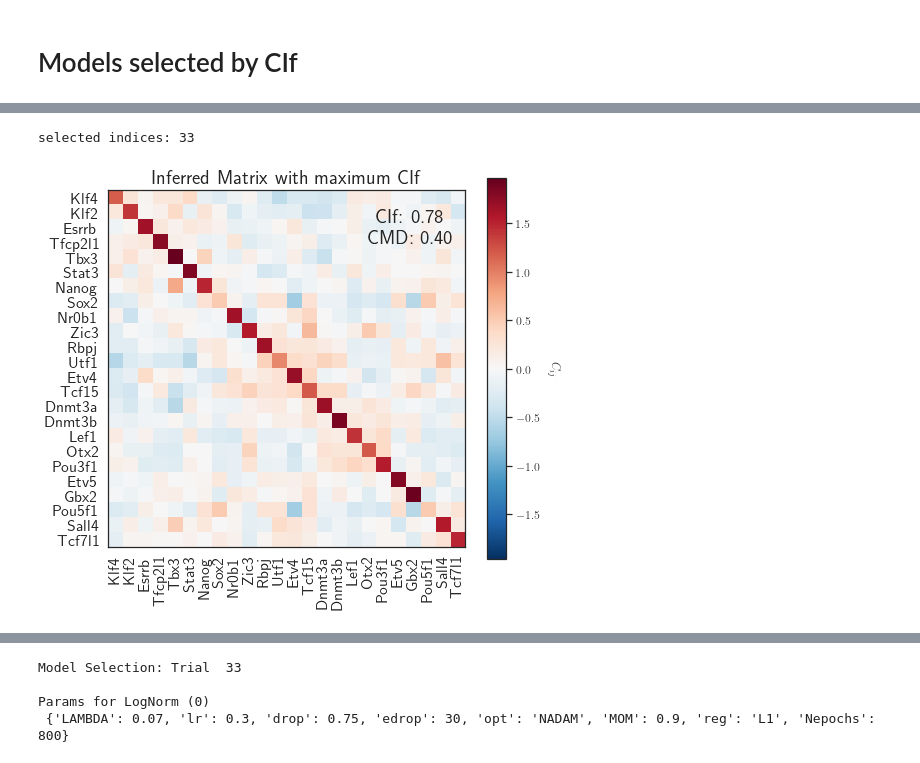
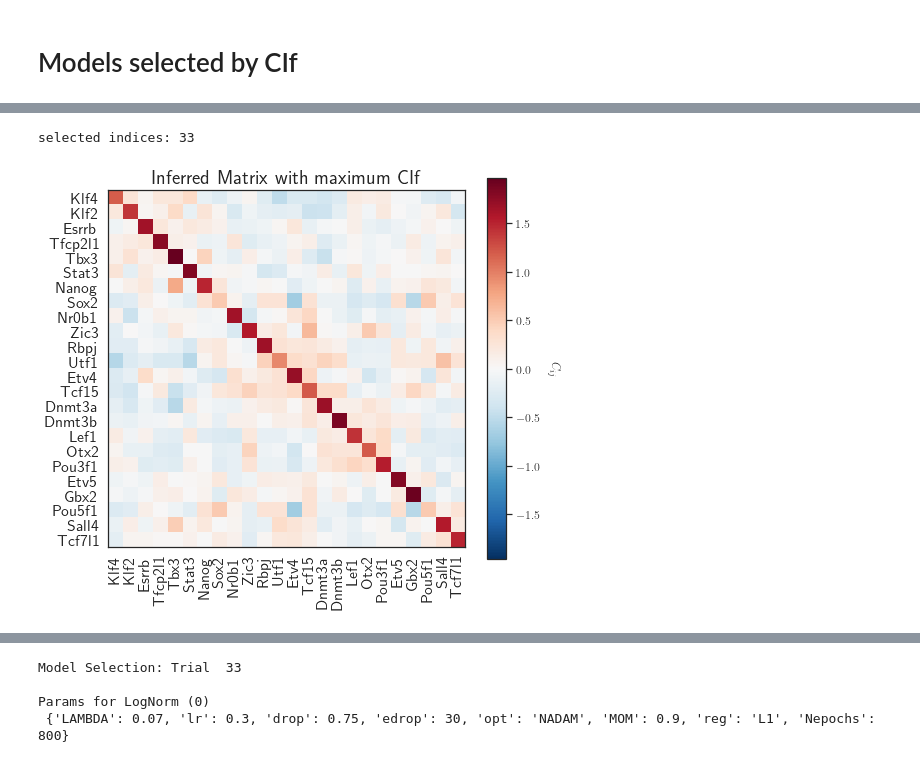
Before and after one commit to CleliaCorridori/GRN_Inference_CODE, a Jupyter notebook: IsingRes_Evaluation_LogNorm_SingleModel.ipynb, the cells around one changed output, grey strips where cells are left out. Drawn from its saved outputs; the diff is of its cells as text; code cells hidden in the pictures.

Commit message:
New plots for the figures, Ising and SCODE LogNorm

```diff
--- a/IsingRes_Evaluation_LogNorm_SingleModel.ipynb
+++ b/IsingRes_Evaluation_LogNorm_SingleModel.ipynb
@@ -381,30 +381,33 @@ No handles with labels found to put in legend.
 # %%
 ## save the Nmodel_MCIf matrices with the maximum lN_prec_sel_true
 Nrow = 1
 Ncol = 1
 if Ncol ==1:
     Nrow=1
     fig, ax = plt.subplots(nrows=Nrow, ncols=Ncol, figsize=(8,7))
 else:
     fig, ax = plt.subplots(nrows=Nrow, ncols=Ncol, figsize=(20, 12))
 
 best_model_MCIf = np.zeros((lN_matx_sel_MCIf.shape[1], lN_matx_sel_MCIf.shape[2]))
 info_best_model_MCIf = np.zeros((lN_int_val_MCIf.shape[0], lN_int_val_MCIf.shape[1]))
 for ii in range(Nmodel_MCIf):
     if idxs_MCIf[ii]==33:
         print("selected indices:", idxs_MCIf[ii])
         best_model_MCIf[:,:] = np.squeeze(lN_matx_sel_MCIf[idxs_MCIf[ii],:,:])
         # plot the interaction matrices
         text = "CIf: {:.2f}\nCMD: {:.2f}".format(lN_prec_sel_MCIf[idxs_MCIf[ii]], lN_dist_MCIf[idxs_MCIf[ii]])   # print the fraction of correctly inferred interactions and the distance
 
         figfunc.plotmat(best_model_MCIf[:,:], fig, ax, genes_order, "Inferred Matrix with maximum CIf", fix=False)
-        ax.text(0.85,0.85, text, transform=ax.transAxes, ha='center', fontsize=20)
+        # ax.text(0.85,0.85, text, transform=ax.transAxes, ha='center', fontsize=20)
+        plt.show()
+
+
 
         # select lN_int_val_true with the maximum lN_prec_sel_true
         info_best_model_MCIf[:,:] = lN_int_val_MCIf[:,:, idxs_MCIf[ii]]
 
 
 plt.show()
 # %% [output]
 selected indices: 33
-[figure, old version]
+[figure, new version]
```
Also changed, not shown: parts of 4 cells of this notebook, 1 other file.
